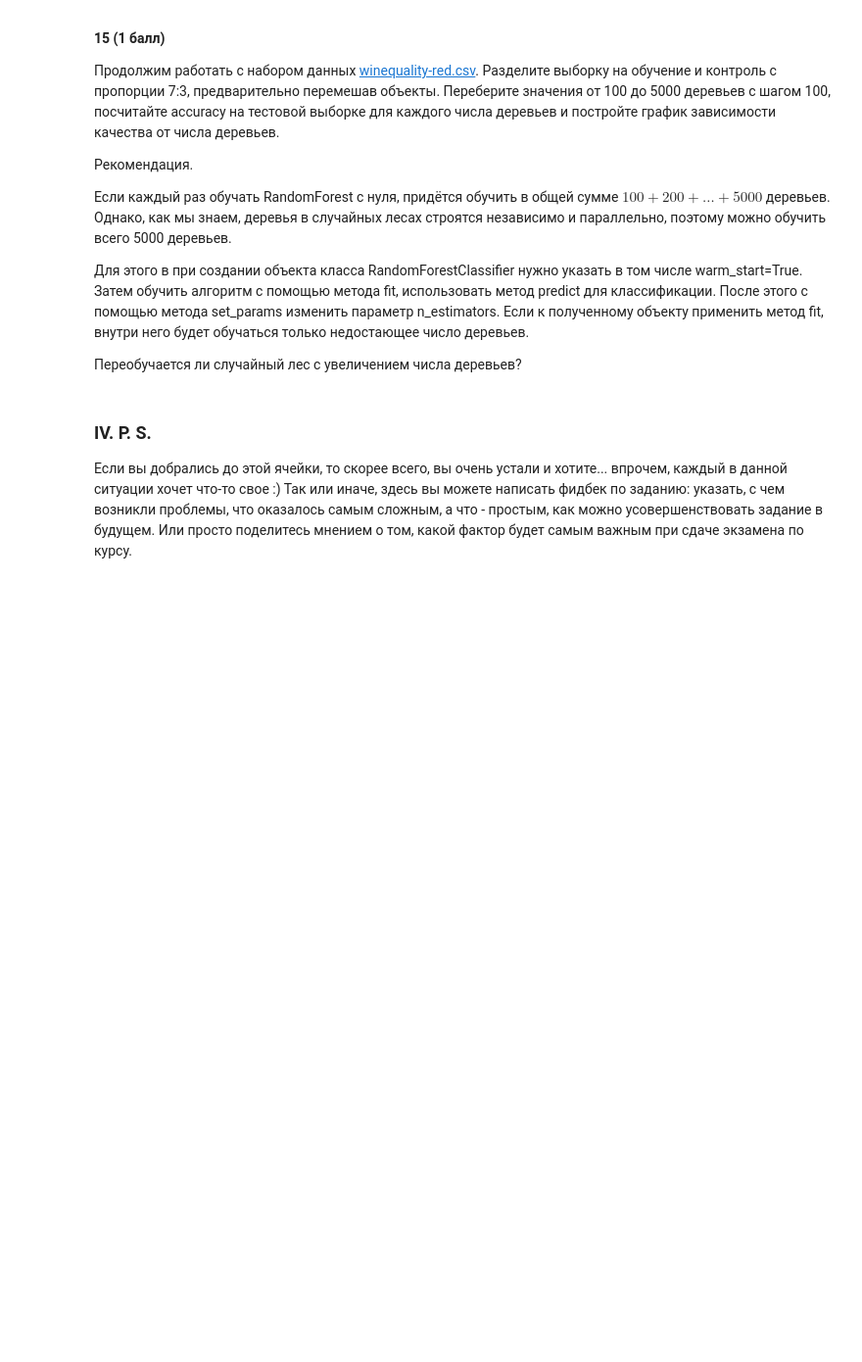
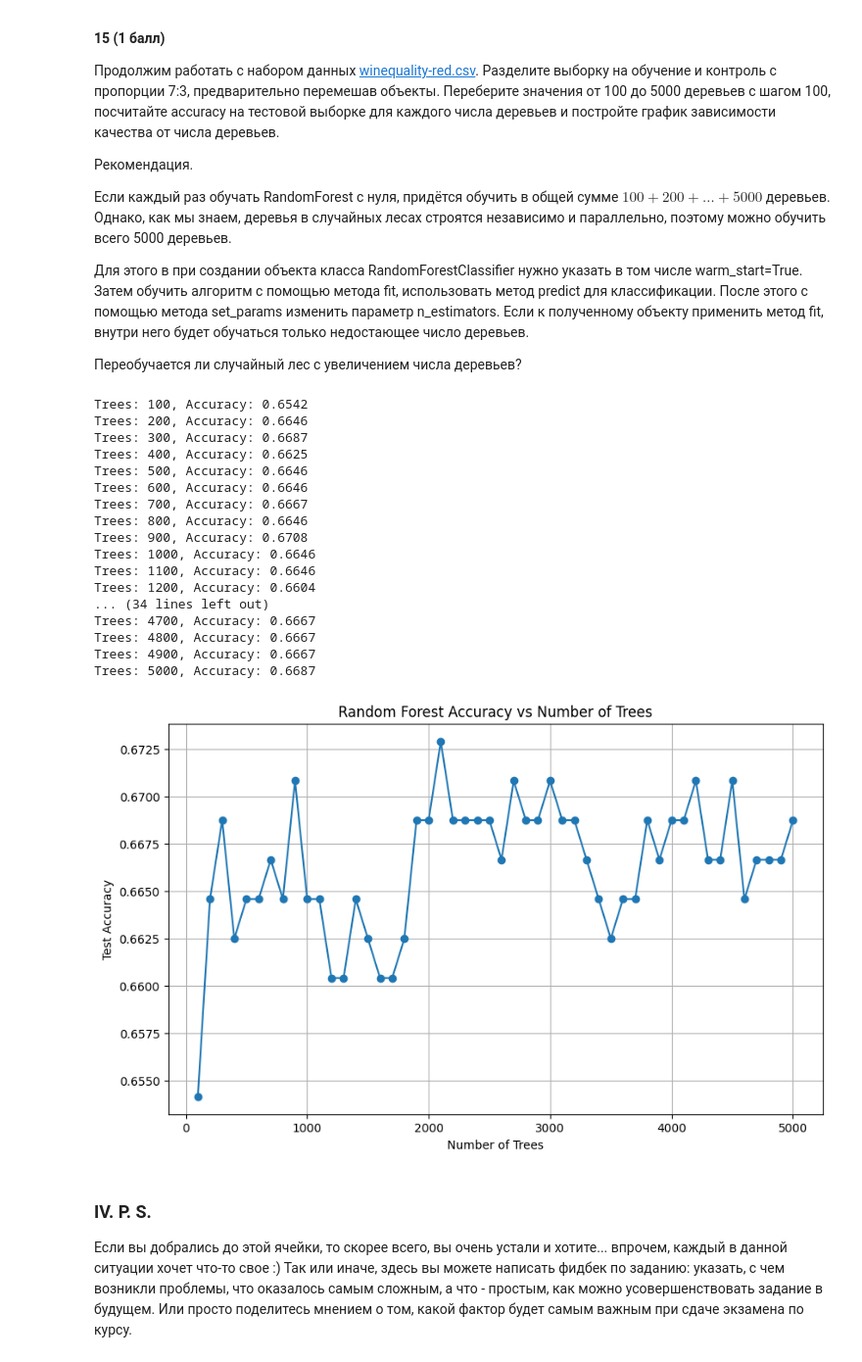
Before and after one commit to RedCross321/date_labs, a Jupyter notebook: 5.ipynb, the cells around one changed output. Shown: that part at 98% size. Cells and saved outputs as stored; diff of their text form; code cells hidden in the pictures; blank space fills up the shorter version.

```diff
--- a/5.ipynb
+++ b/5.ipynb
@@ -636,3 +770,47 @@ __15 (1 балл)__
+# %%
+from sklearn.model_selection import train_test_split
+import matplotlib.pyplot as plt
+
+X_train, X_test, y_train, y_test = train_test_split(X, y, test_size=0.3, shuffle=True, random_state=42)
+rf = RandomForestClassifier(warm_start=True, random_state=42)
+
+n_trees_range = range(100, 5001, 100)
+accuracies = []
+
+for n_trees in n_trees_range:
+    rf.set_params(n_estimators=n_trees)
+    rf.fit(X_train, y_train)
+    y_pred = rf.predict(X_test)
+    acc = accuracy_score(y_test, y_pred)
+    accuracies.append(acc)
+    print(f"Trees: {n_trees}, Accuracy: {acc:.4f}")
+
+plt.figure(figsize=(10, 6))
+plt.plot(n_trees_range, accuracies, marker='o')
+plt.xlabel('Number of Trees')
+plt.ylabel('Test Accuracy')
+plt.title('Random Forest Accuracy vs Number of Trees')
+plt.grid(True)
+plt.show()
+# %% [output]
+Trees: 100, Accuracy: 0.6542
+Trees: 200, Accuracy: 0.6646
+Trees: 300, Accuracy: 0.6687
+Trees: 400, Accuracy: 0.6625
+Trees: 500, Accuracy: 0.6646
+Trees: 600, Accuracy: 0.6646
+Trees: 700, Accuracy: 0.6667
+Trees: 800, Accuracy: 0.6646
+Trees: 900, Accuracy: 0.6708
+Trees: 1000, Accuracy: 0.6646
+Trees: 1100, Accuracy: 0.6646
+Trees: 1200, Accuracy: 0.6604
+... (34 lines left out)
+Trees: 4700, Accuracy: 0.6667
+Trees: 4800, Accuracy: 0.6667
+Trees: 4900, Accuracy: 0.6667
+Trees: 5000, Accuracy: 0.6687
+[figure, added]
 # %% [markdown]
 ### IV. P. S.
 Если вы добрались до этой ячейки, то скорее всего, вы очень устали и хотите... впрочем, каждый в данной ситуации хочет что-то свое :) Так или иначе, здесь вы можете написать фидбек по заданию: указать, с чем возникли проблемы, что оказалось самым сложным, а что - простым, как можно усовершенствовать задание в будущем. Или просто поделитесь мнением о том, какой фактор будет самым важным при сдаче экзамена по курсу.
```
Also changed, not shown: parts of 6 cells of this notebook, 3 other files.
